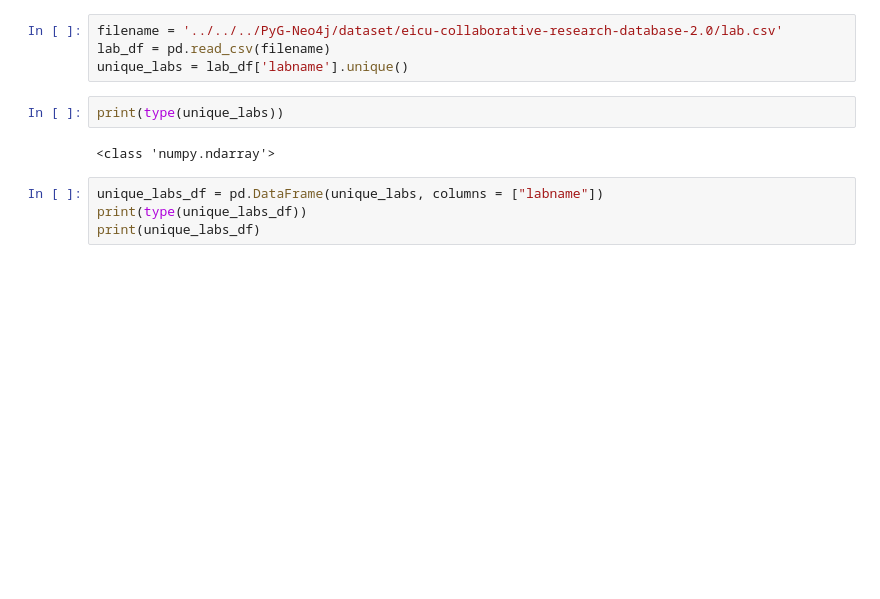
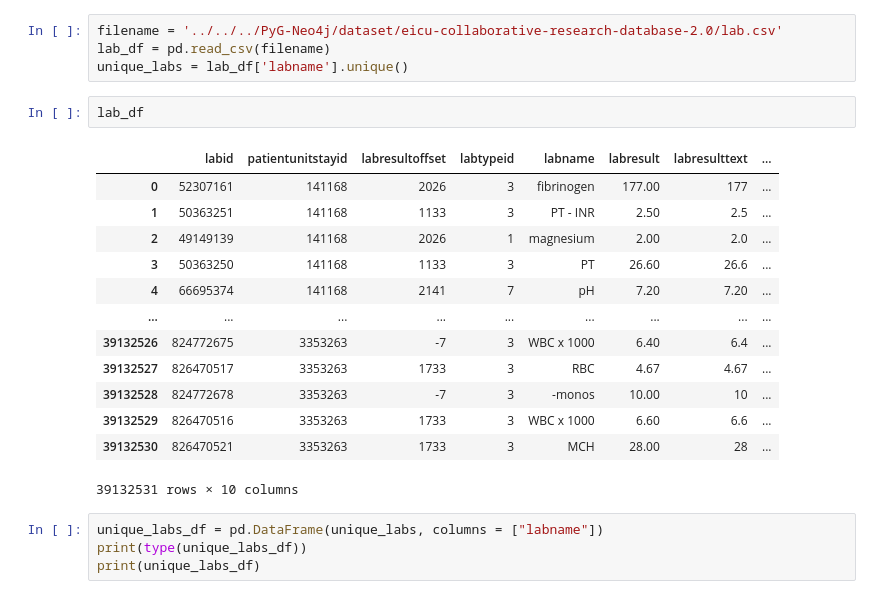
Before and after one commit to nasim-ahmed/ML-Libraries-Graph-Database-Neo4j, a Jupyter notebook: PyG-Neo4j/thesis/preprocessing/Neo4jUpload.ipynb, the cells around one changed output. Cells and saved outputs as stored; diff of their text form; blank space fills up the shorter version.

```diff
--- a/PyG-Neo4j/thesis/preprocessing/Neo4jUpload.ipynb
+++ b/PyG-Neo4j/thesis/preprocessing/Neo4jUpload.ipynb
@@ -564,9 +564,21 @@ filename = '../../../PyG-Neo4j/dataset/eicu-collaborative-research-database-2.0/
 lab_df = pd.read_csv(filename)
 unique_labs = lab_df['labname'].unique()
 # %%
-print(type(unique_labs))
+lab_df
 # %% [output]
+|  | labid | patientunitstayid | labresultoffset | labtypeid | labname | labresult | labresulttext | ... |
+| 0 | 52307161 | 141168 | 2026 | 3 | fibrinogen | 177.00 | 177 | ... |
+| 1 | 50363251 | 141168 | 1133 | 3 | PT - INR | 2.50 | 2.5 | ... |
+| 2 | 49149139 | 141168 | 2026 | 1 | magnesium | 2.00 | 2.0 | ... |
+| 3 | 50363250 | 141168 | 1133 | 3 | PT | 26.60 | 26.6 | ... |
+| 4 | 66695374 | 141168 | 2141 | 7 | pH | 7.20 | 7.20 | ... |
+| ... | ... | ... | ... | ... | ... | ... | ... | ... |
+| 39132526 | 824772675 | 3353263 | -7 | 3 | WBC x 1000 | 6.40 | 6.4 | ... |
+| 39132527 | 826470517 | 3353263 | 1733 | 3 | RBC | 4.67 | 4.67 | ... |
+| 39132528 | 824772678 | 3353263 | -7 | 3 | -monos | 10.00 | 10 | ... |
+| 39132529 | 826470516 | 3353263 | 1733 | 3 | WBC x 1000 | 6.60 | 6.6 | ... |
+| 39132530 | 826470521 | 3353263 | 1733 | 3 | MCH | 28.00 | 28 | ... |
-<class 'numpy.ndarray'>
+39132531 rows × 10 columns
 # %%
 unique_labs_df = pd.DataFrame(unique_labs, columns = ["labname"])
 print(type(unique_labs_df))
```
Also changed, not shown: parts of 4 cells of this notebook, 12 other files.
